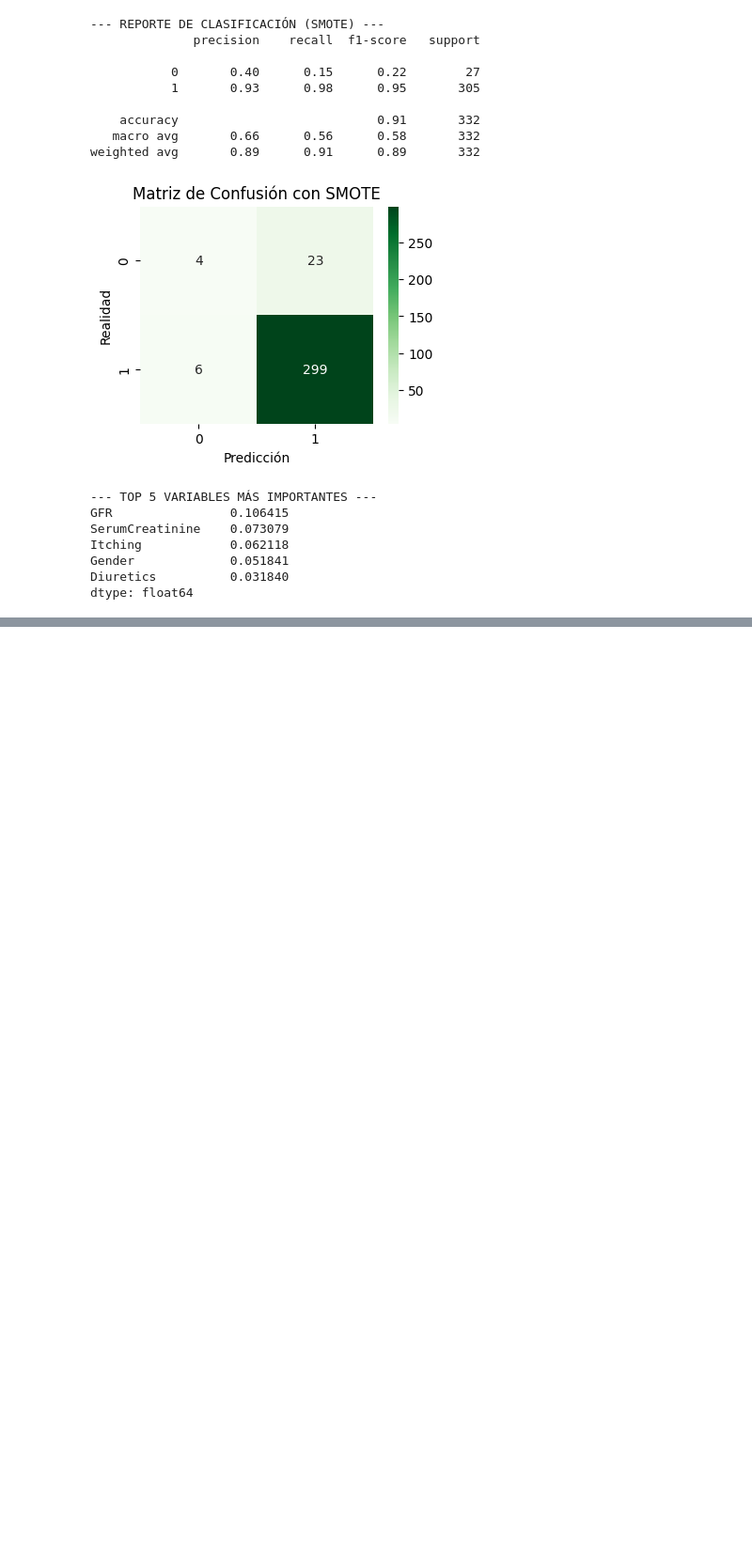
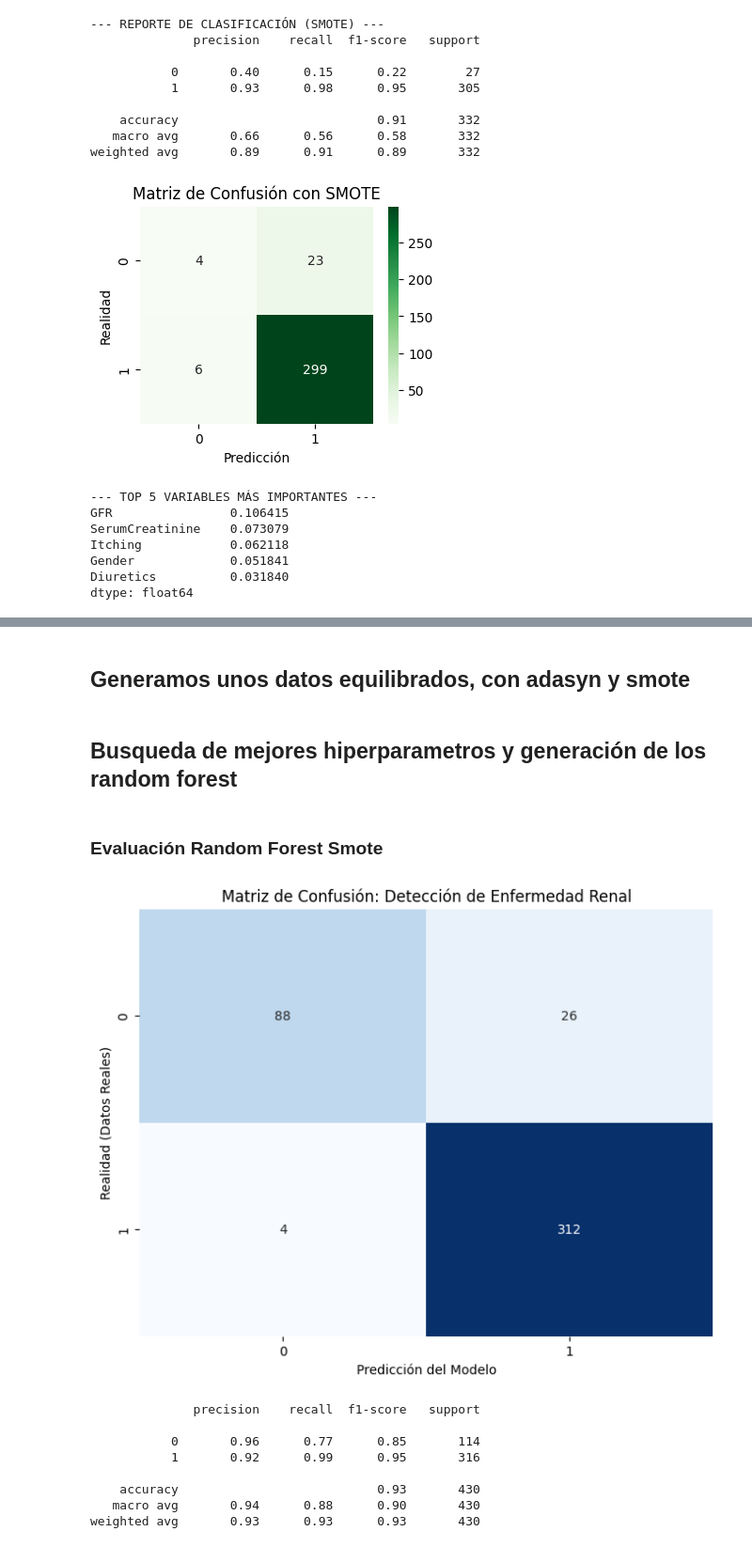
Before and after one commit to Edgarfevi/hackathon_salud, a Jupyter notebook: datos_e_ia.ipynb, the cells around one changed output, grey strips where cells are left out. Shown at 94% size. Drawn from its saved outputs; the diff is of its cells as text; code cells hidden in the pictures; blank space fills up the shorter version.

Commit message:
añadidendo modelos

```diff
--- a/datos_e_ia.ipynb
+++ b/datos_e_ia.ipynb
@@ -428,0 +440,4 @@ weighted avg       0.89      0.90      0.89       332
+# %%
+path_nuevo = "/home/edgar/Descargas/normalized_chronic_kidney_disease_data_fin.csv"
+
+data = pd.read_csv(path_nuevo)
@@ -428,0 +446,21 @@ weighted avg       0.89      0.90      0.89       332
+# %%
+X_nuevo = data.drop('Diagnosis', axis=1)
+y_nuevo = data['Diagnosis']
+
+
+imputer = SimpleImputer(strategy='median')
+imputer.fit(X_nuevo)
+X_nuevo = imputer.transform(X_nuevo)
+
+
+# ==========================================
+# 2. DIVISIÓN DE DATOS
+# ==========================================
+X_train_nuevo, X_test_nuevo, y_train_nuevo, y_test_nuevo = train_test_split(X_nuevo, y_nuevo, test_size=0.2, random_state=42, stratify=y_nuevo)
+# %% [markdown]
+## Generamos unos datos equilibrados, con adasyn y smote
+# %%
+X_train_smote_nuevo, y_train_smote_nuevo = smote.fit_resample(X_train_nuevo, y_train_nuevo)
+X_train_adasyn_nuevo, y_train_adasyn_nuevo = adasyn.fit_resample(X_train_nuevo, y_train_nuevo)
+# %% [markdown]
+## Busqueda de mejores hiperparametros y generación de los random forest
@@ -428,0 +500,28 @@ weighted avg       0.89      0.90      0.89       332
+# %% [markdown]
+### Evaluación Random Forest Smote
+# %%
+y_pred_smote = best_model.predict(X_test_nuevo)
+
+# 2. Generamos la matriz de confusión
+cm = confusion_matrix(y_test_nuevo, y_pred_smote)
+
+# 3. La dibujamos bonita (Heatmap) para la presentación
+plt.figure(figsize=(8, 6))
+sns.heatmap(cm, annot=True, fmt='d', cmap='Blues', cbar=False)
+plt.title('Matriz de Confusión: Detección de Enfermedad Renal')
+plt.xlabel('Predicción del Modelo')
+plt.ylabel('Realidad (Datos Reales)')
+plt.show()
+
+# 4. Reporte completo con métricas
+print(classification_report(y_test_nuevo, y_pred_smote))
+# %% [output]
+[figure, added]
+              precision    recall  f1-score   support
+
+           0       0.96      0.77      0.85       114
+           1       0.92      0.99      0.95       316
+
+    accuracy                           0.93       430
+   macro avg       0.94      0.88      0.90       430
+weighted avg       0.93      0.93      0.93       430
```
Also changed, not shown: parts of 23 cells of this notebook.
